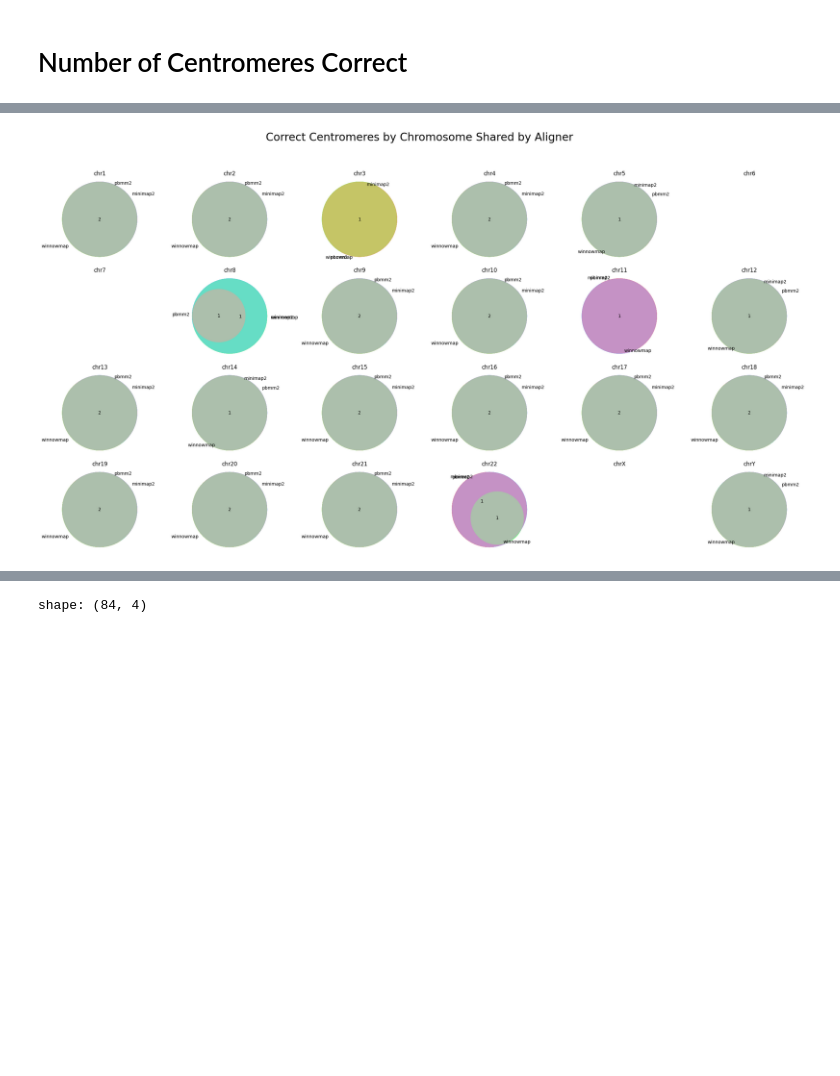
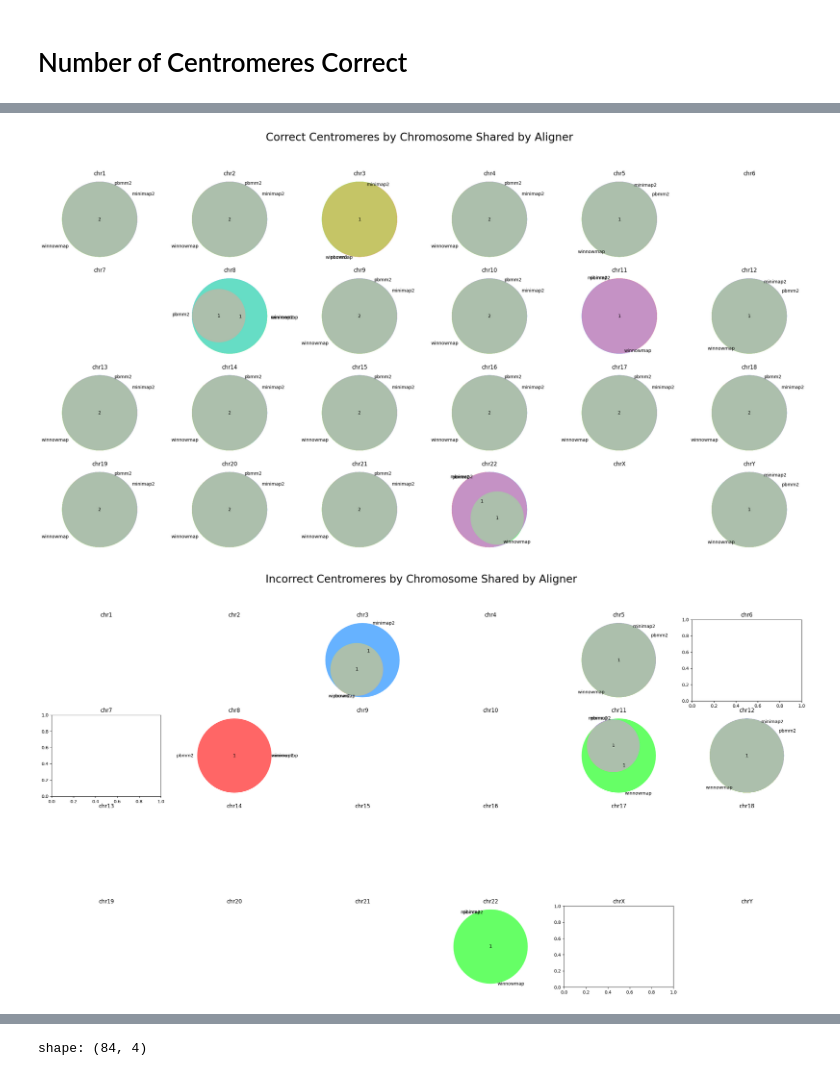
Before and after one commit to logsdon-lab/CenMAP, a Jupyter notebook: workflow/notebooks/summarize_bmks.ipynb, the cells around one changed output, grey strips where cells are left out. Cells and saved outputs as stored; diff of their text form; code cells hidden in the pictures; blank space fills up the shorter version.

Commit message:
[no ci] Bump added bases to prevent mapping issues with chr14_MATERNAL. Add incorrect counts.

```diff
--- a/workflow/notebooks/summarize_bmks.ipynb
+++ b/workflow/notebooks/summarize_bmks.ipynb
@@ -184,11 +184,26 @@ shape: (45, 8)
 | "HG002_chrY_PATERNAL" | 10018005 | 11384140 | "chrY" | "HG002" | "good" | "good" | "good" |
 # %%
+def venn_bitwise_not(aligner: str) -> pl.Expr:
+    return (
+        pl.when(pl.col(aligner) == "1")
+        .then(pl.lit("0"))
+        .when(pl.col(aligner) == "0")
+        .then(pl.lit("1"))
+        .otherwise(pl.col("pbmm2"))
+    )
 df_all_status_combined = (
     df_all_status_wide
     .select("chrom", "pbmm2", "winnowmap", "minimap2")
     .with_columns(pl.col("pbmm2", "winnowmap", "minimap2").cast(pl.String))
     .with_columns(pl.col("pbmm2", "winnowmap", "minimap2").replace({"good": 1, "misassembled": 0}))
-    .select("chrom", comb=pl.col("pbmm2") + pl.col("winnowmap") + pl.col("minimap2"))
+    .select(
+        pl.col("chrom"),
+        pl.col("pbmm2"), pl.col("winnowmap"), pl.col("minimap2"),
+        comb=pl.col("pbmm2") + pl.col("winnowmap") + pl.col("minimap2"),
+        comb_neg=(
+            venn_bitwise_not("pbmm2") + venn_bitwise_not("winnowmap") + venn_bitwise_not("minimap2")
+        )
+    )
 )
 df_all_status_combined
 # %% [output]
@@ -229,40 +244,74 @@ plt.close("all")
 fig, axes = plt.subplots(
     nrows=4, ncols=6, figsize=(24, 12),
 )
 fig.tight_layout()
 fig.suptitle("Correct Centromeres by Chromosome Shared by Aligner ", fontsize=24, y=1.10)
 
+fig_incorrect, axes_incorrect = plt.subplots(
+    nrows=4, ncols=6, figsize=(24, 12),
+)
+fig_incorrect.tight_layout()
+fig_incorrect.suptitle("Incorrect Centromeres by Chromosome Shared by Aligner ", fontsize=24, y=1.10)
+
 all_comb_cnts = defaultdict(int)
-for ax, (chrom_name, comb_cnt_list) in zip(flatten(axes), df_all_status_grouped_combined.iter_rows()):
+all_incorrect_comb_cnts = defaultdict(int)
+for ax, incorrect_ax, (chrom_name, comb_cnt_list) in zip(flatten(axes), flatten(axes_incorrect), df_all_status_grouped_combined.iter_rows()):
     ax: plt.Axes
+    incorrect_ax: plt.Axes
     comb_cnts = {}
+    incorrect_comb_cnts = {}
     for comb in comb_cnt_list:
         comb_vals = comb.values()
         subset, size = comb_vals
-        subset = tuple(int(i) for i in subset)
-        if subset == (0, 0, 0):
-            continue
+        correct_subset = []
+        incorrect_subset = []
+        for i in subset:
+            correct_subset.append(int(i))
+            incorrect_subset.append(int(not int(i)))
 
-        comb_cnts[subset] = size
-        all_comb_cnts[subset] += size
+        correct_subset = tuple(correct_subset)
+        incorrect_subset = tuple(incorrect_subset)
+
+        if correct_subset != (0, 0, 0):
+            comb_cnts[correct_subset] = size
+            all_comb_cnts[correct_subset] += size
+        if incorrect_subset != (0, 0, 0):
+            incorrect_comb_cnts[incorrect_subset] = size
+            all_incorrect_comb_cnts[incorrect_subset] += size
+
 
     ax.set_title(chrom_name)
+    incorrect_ax.set_title(chrom_name)
 
     if not comb_cnts:
         ax.axis("off")
         continue
 
     matplotlib_set_diagrams.EulerDiagram(
         comb_cnts,
         set_labels=ALIGNER_PARAMS.keys(),
         set_colors=ALIGNER_COLORS,
         cost_function_objective="squared",
         ax=ax
     )
 
+    if not incorrect_comb_cnts:
+        incorrect_ax.axis("off")
+        continue
+
+    matplotlib_set_diagrams.EulerDiagram(
+        incorrect_comb_cnts,
+        set_labels=ALIGNER_PARAMS.keys(),
+        set_colors=ALIGNER_COLORS,
+        cost_function_objective="squared",
+        ax=incorrect_ax
+    )
+
 plt.savefig(OUTPUT_DIR.joinpath("venn_shared_correct_cens_by_chrom.png"))
+plt.savefig(OUTPUT_DIR.joinpath("venn_shared_incorrect_cens_by_chrom.png"))
 # %% [output]
-[figure, old version]
+[figure, new version]
+[figure, added]
 # %%
 plt.close("all")
 ax = plt.gca()
```
Also changed, not shown: parts of 12 cells of this notebook, 2 other files.
